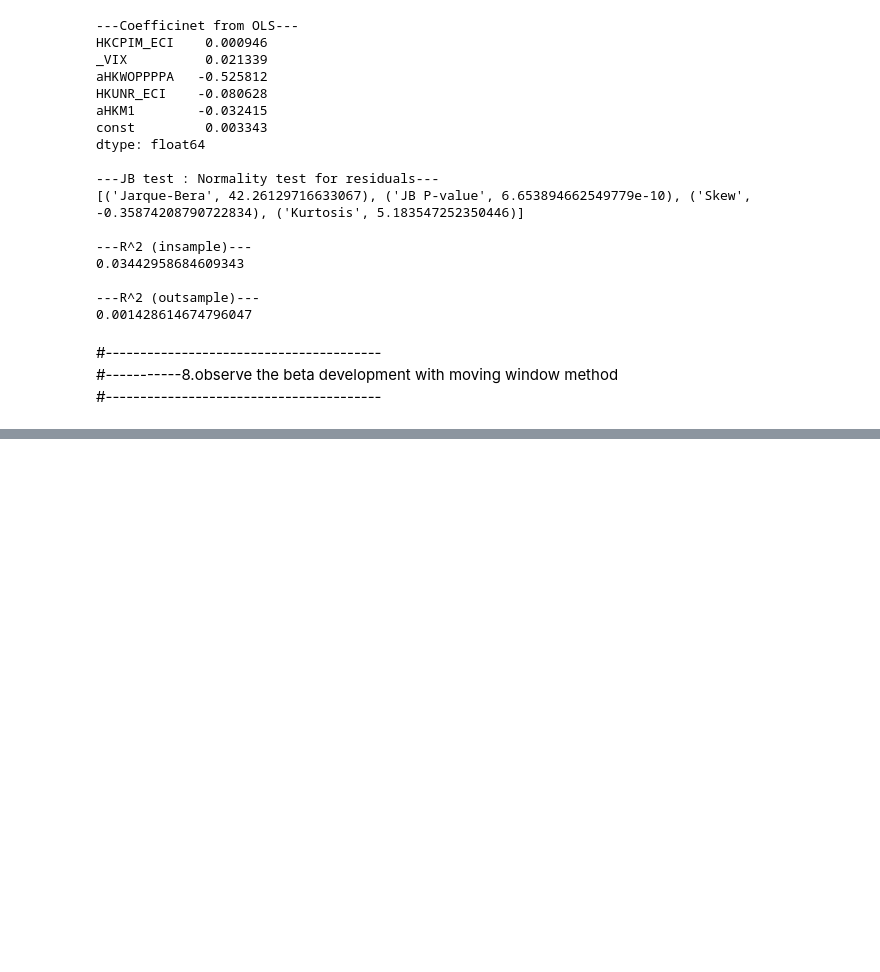
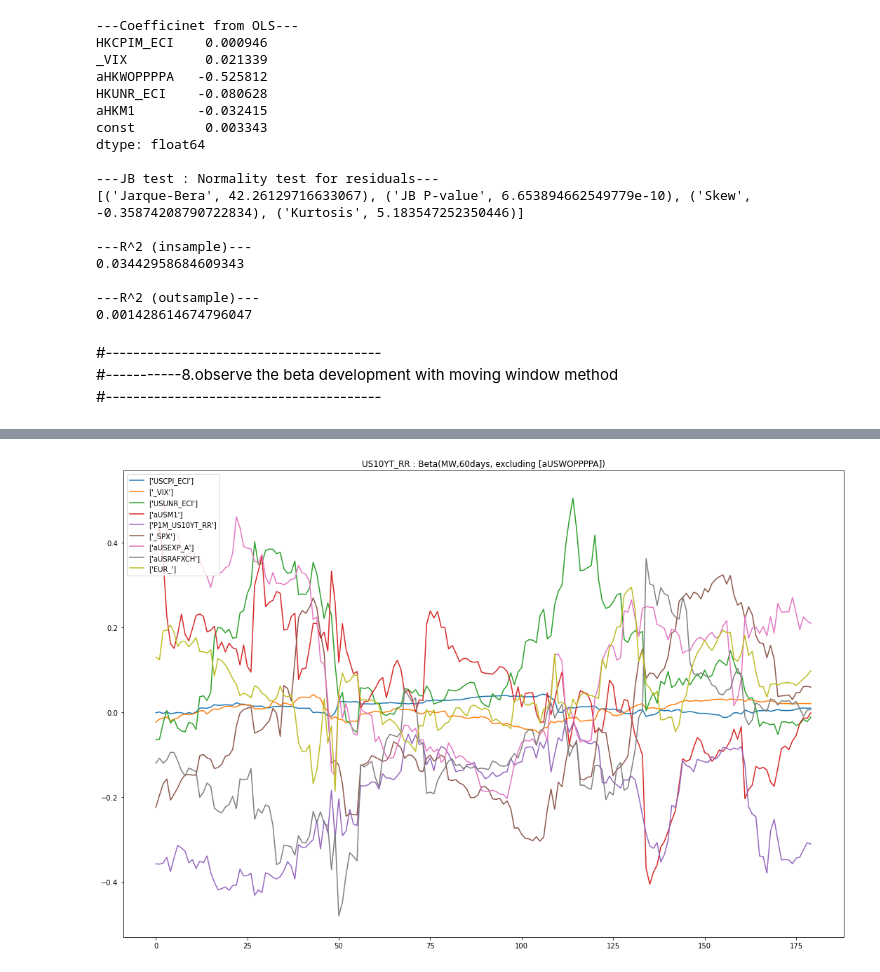
Before and after one commit to Caoboy2110/ZHAW, a Jupyter notebook: calculation_v2.ipynb, the cells around one changed output, grey strips where cells are left out. Saved outputs shown, nothing was run; the diff lists cells and outputs as text; code cells hidden in the pictures; blank space fills up the shorter version.

```diff
--- a/calculation_v2.ipynb
+++ b/calculation_v2.ipynb
@@ -849,3 +849,41 @@ res_HK=myOLS_MW(conn,model_dict['Model1_5'][0],model_dict['Model1_5'][1:],window
 [figure]
 [figure]
 [figure]
+# %%
+# check the detail of MW result for US Bond model (excluding 'aUSWOPPPPA')
+coly=model_dict['Model5_1'][0]
+colx=model_dict['Model5_1'][1:]
+days=window_len
+
+sql='SELECT * FROM data_analysis'
+dat=conn.execute(sql).fetchall()
+col=pd.DataFrame(conn.execute("PRAGMA table_info(data_analysis)").fetchall()).iloc[:,1]
+dat=pd.DataFrame(dat,columns=col)
+
+#est model
+ret=[]
+for j in range(len(dat.index)-days):
+    t=days+j
+    dat_tmp=dat.iloc[(t-days):t,:]
+    y_train=dat_tmp[coly]
+    X_train=dat_tmp.loc[:,colx]
+    model = sm.OLS(y_train,X_train)
+    results = model.fit()
+    # results.summary()
+    ret.append(results.params)
+ret=pd.DataFrame(ret)
+
+plt.figure(figsize=(15, 10))
+for col in ret.columns:
+    if col != 'aUSWOPPPPA':
+        plt.plot(ret[col],label=[col])
+
+plt.title(coly+' : Beta(MW,'+str(days)+'days, excluding [aUSWOPPPPA])')
+
+plt.legend(loc='upper left')
+plt.tight_layout()
+plt.show()
+
+ret['YYYYMM']=np.array(dat['YYYYMM'][days:])
+# %% [output]
+[figure, added]
```
Also changed, not shown: parts of 1 cell of this notebook.
